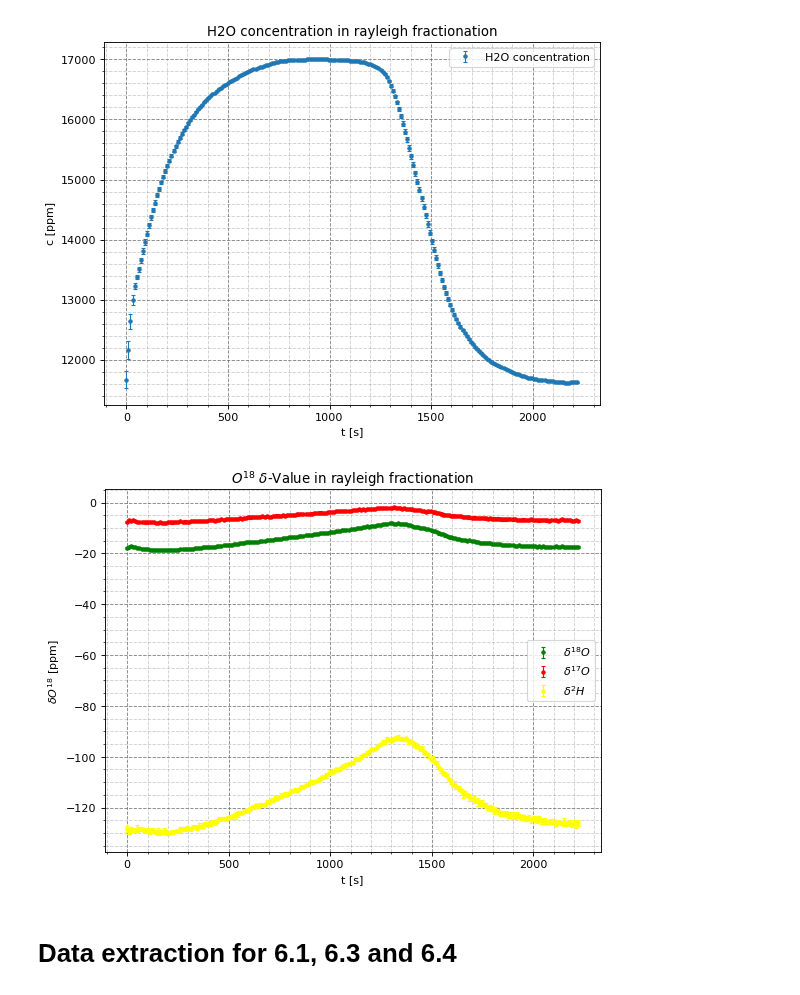
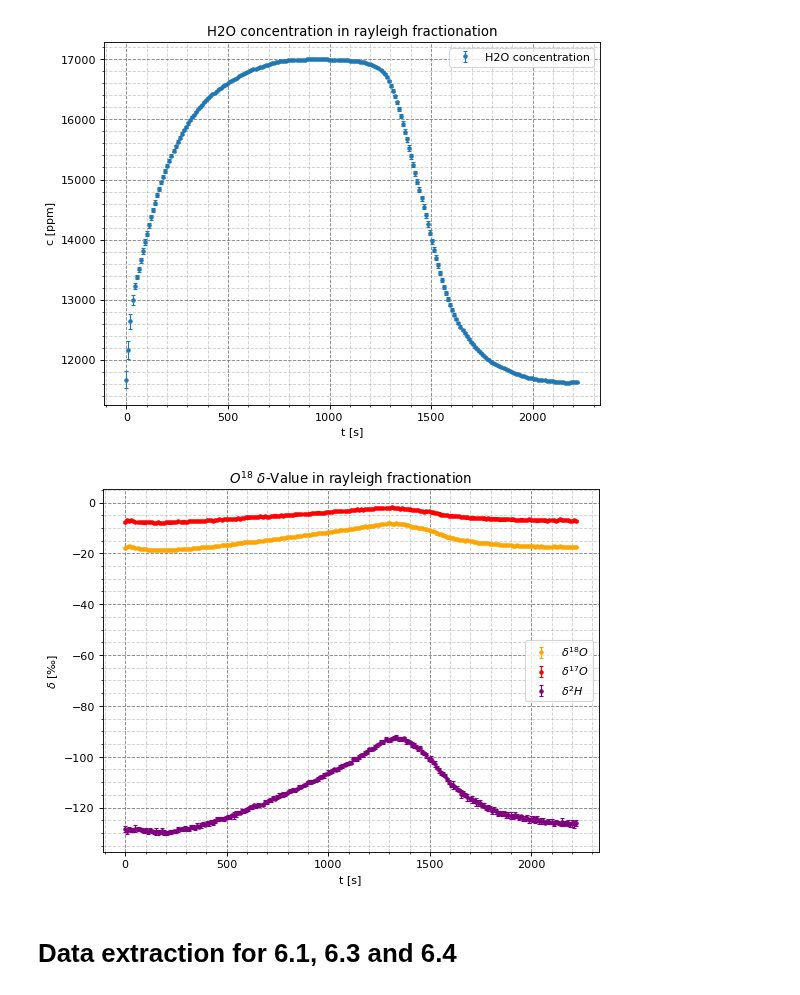
Before and after one commit to fexfl/FP, a Jupyter notebook: F55/F55 Analysis.ipynb, the cells around one changed output. Cells and saved outputs as stored; diff of their text form; code cells hidden in the pictures.

```diff
--- a/F55/F55 Analysis.ipynb
+++ b/F55/F55 Analysis.ipynb
@@ -38,19 +38,19 @@ plt.minorticks_on()
 [figure]
 # %%
 plt.figure(figsize=(8, 6), dpi=80)
-plt.errorbar(x,O18_del, yerr = O18_del_sd, linestyle='None', marker = ".", color = "green", label="$\delta^{18}O$", capsize = 2, elinewidth=1)
+plt.errorbar(x,O18_del, yerr = O18_del_sd, linestyle='None', marker = ".", color = "orange", label="$\delta^{18}O$", capsize = 2, elinewidth=1)
 plt.errorbar(x,O17_del, yerr = O17_del_sd, linestyle='None', marker = ".", color = "red", label="$\delta^{17}O$", capsize = 2, elinewidth=1)
-plt.errorbar(x,D_del, yerr = D_del_sd, linestyle='None', marker = ".", color = "yellow", label="$\delta^{2}H$", capsize = 2, elinewidth=1)
+plt.errorbar(x,D_del, yerr = D_del_sd, linestyle='None', marker = ".", color = "purple", label="$\delta^{2}H$", capsize = 2, elinewidth=1)
 plt.xlabel('t [s]')
-plt.ylabel('$\delta O^{18}$ [ppm]')
+plt.ylabel('$\delta$ [‰]')
 plt.title('$O^{18}$ $\delta$-Value in rayleigh fractionation')
 #plt.yscale('log')
 plt.legend()
 plt.grid(b=True, which='major', color='#666666', linestyle='--', alpha = 0.8)
 plt.grid(b=True, which='minor', color='#666666', linestyle='--', alpha = 0.3)
 plt.minorticks_on()
 # %% [output]
-[figure, old version]
+[figure, new version]
 # %% [markdown]
 # Data extraction for 6.1, 6.3 and 6.4
 # %%
```
Also changed, not shown: parts of 9 cells of this notebook.
